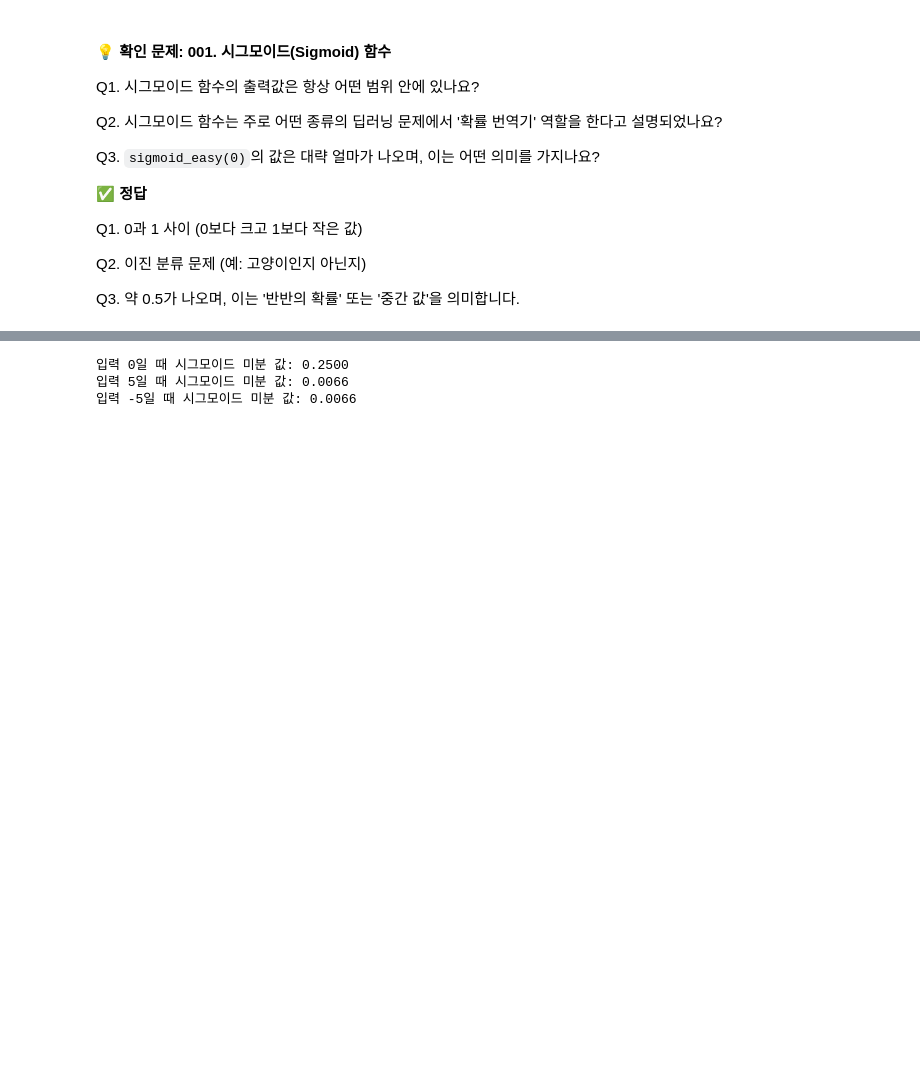
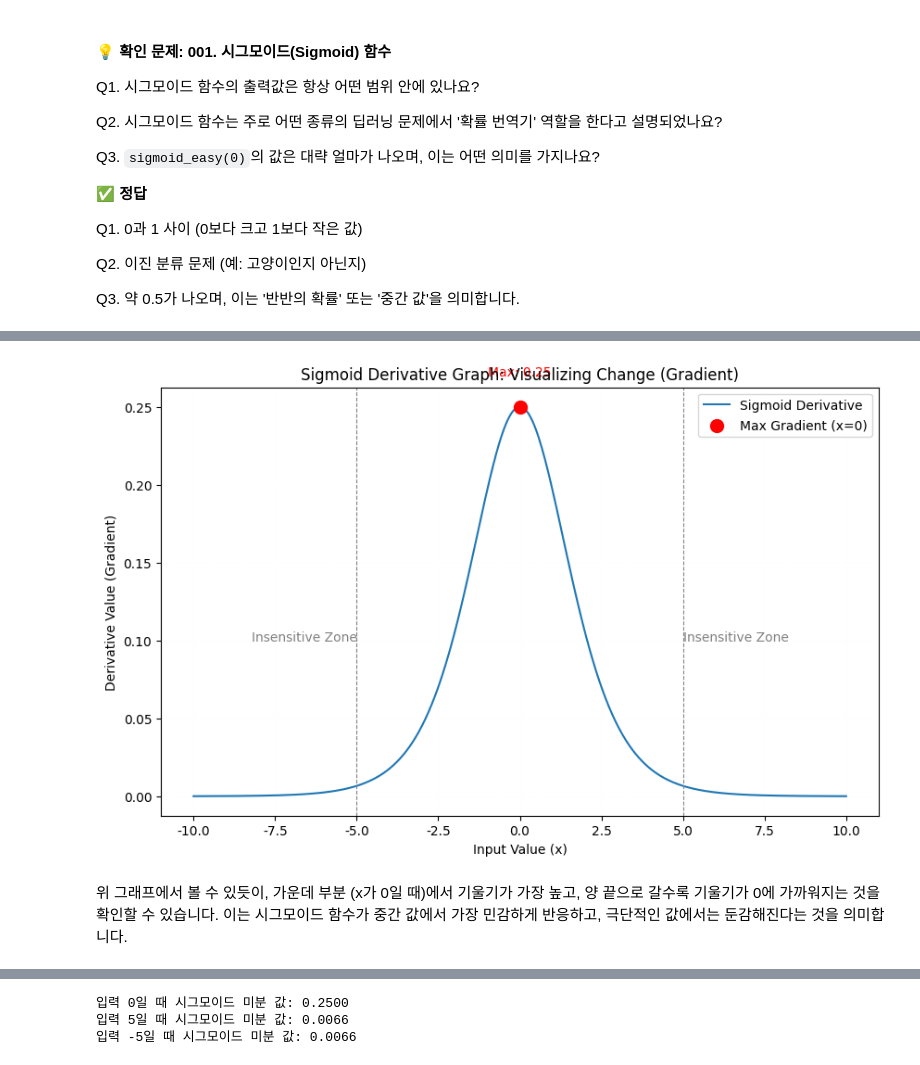
Before and after one commit to sally03915/2026-AI-Analysis-Lab, a Jupyter notebook: AI-FlowTransformation/Step1-Math/basic007_시그모이드미분.ipynb, the cells around one changed output, grey strips where cells are left out. Drawn from its saved outputs; the diff is of its cells as text; code cells hidden in the pictures; blank space fills up the shorter version.

```diff
--- a/AI-FlowTransformation/Step1-Math/basic007_시그모이드미분.ipynb
+++ b/AI-FlowTransformation/Step1-Math/basic007_시그모이드미분.ipynb
@@ -127,3 +133,55 @@ Q3. 약 0.5가 나오며, 이는 '반반의 확률' 또는 '중간 값'을 의
+# %%
+# 한글 폰트 설정 (Colab 환경에 나눔고딕 설치)
+# !sudo apt-get install -y fonts-nanum
+# !sudo fc-cache -fv
+# !rm ~/.cache/matplotlib -rf
+
+import numpy as np
+import matplotlib.pyplot as plt
+# import matplotlib.font_manager as fm # Removed to avoid font warnings
+
+# Set a default English font to prevent warnings about 'NanumGothic'
+plt.rcParams['font.family'] = 'DejaVu Sans'
+plt.rcParams['axes.unicode_minus'] = False # Prevents minus sign from breaking
+
+# 시그모이드 함수 정의
+def sigmoid_func(x):
+    return 1 / (1 + np.exp(-x))
+
+# 시그모이드 미분 함수 정의
+def sigmoid_derivative_func(x):
+    s = sigmoid_func(x)
+    return s * (1 - s)
+
+# x 값 범위 설정
+x_values = np.linspace(-10, 10, 400)
+# 시그모이드 미분 값 계산
+y_values = sigmoid_derivative_func(x_values)
+
+# 그래프 그리기
+plt.figure(figsize=(10, 6))
+plt.plot(x_values, y_values, label='Sigmoid Derivative')
+
+# 기울기가 가장 큰 지점 강조 (x=0)
+plt.scatter(0, sigmoid_derivative_func(0), color='red', s=100, zorder=5, label='Max Gradient (x=0)')
+plt.text(0, sigmoid_derivative_func(0) + 0.02, f'Max: {sigmoid_derivative_func(0):.2f}', ha='center', color='red')
+
+# 양 끝으로 갈수록 기울기가 0에 가까워지는 모습 강조
+plt.axvline(x=5, color='gray', linestyle='--', linewidth=0.8)
+plt.axvline(x=-5, color='gray', linestyle='--', linewidth=0.8)
+plt.text(5, 0.1, 'Insensitive Zone', ha='left', color='gray') # Changed to English
+plt.text(-5, 0.1, 'Insensitive Zone', ha='right', color='gray') # Changed to English
+
+plt.title('Sigmoid Derivative Graph: Visualizing Change (Gradient)') # Changed to English
+plt.xlabel('Input Value (x)') # Changed to English
+plt.ylabel('Derivative Value (Gradient)') # Changed to English
+plt.grid(True, linestyle='--', alpha=0.01)
+plt.legend()
+plt.show()
+# %% [output]
+[figure, added]
+# %% [markdown]
+위 그래프에서 볼 수 있듯이, 가운데 부분 (x가 0일 때)에서 기울기가 가장 높고, 양 끝으로 갈수록 기울기가 0에 가까워지는 것을 확인할 수 있습니다. 이는 시그모이드 함수가 중간 값에서 가장 민감하게 반응하고, 극단적인 값에서는 둔감해진다는 것을 의미합니다.
 # %% [markdown]
 
 
```
Also changed, not shown: parts of 17 cells of this notebook.
